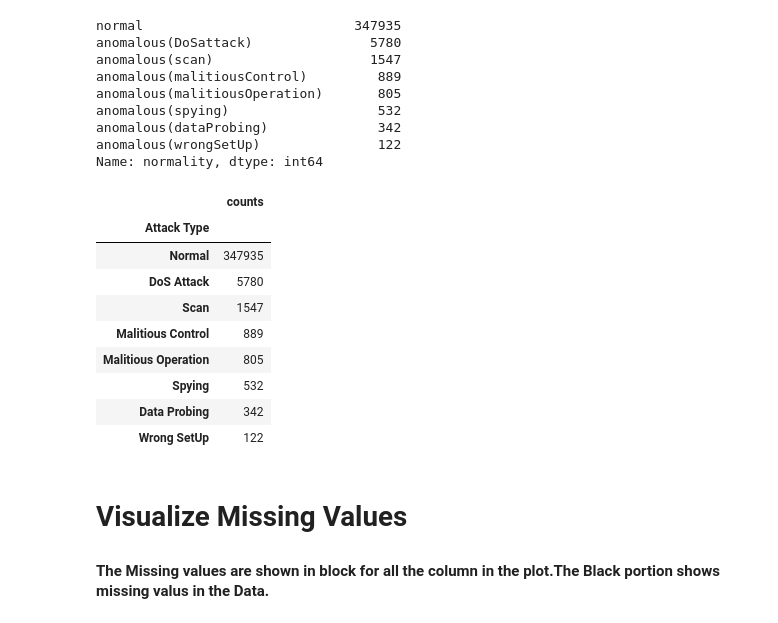
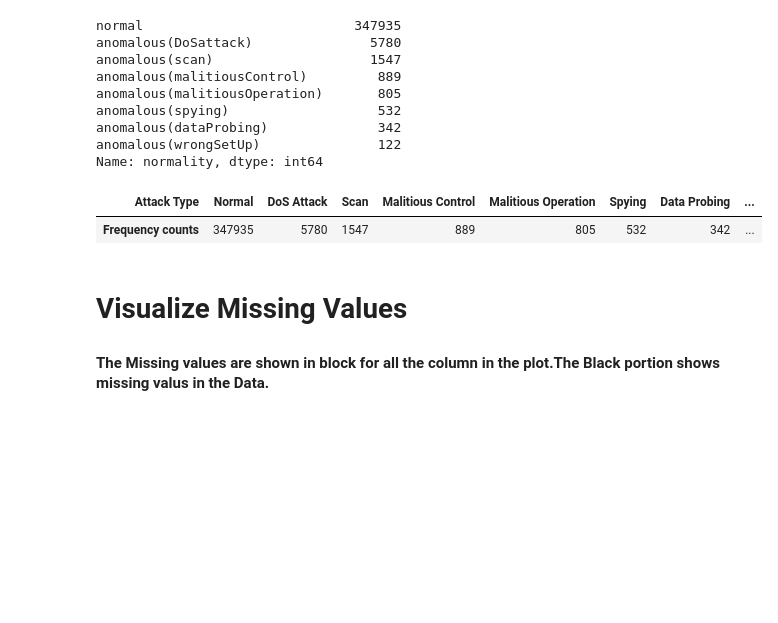
Before and after one commit to labonisarkar/IoT, a Jupyter notebook: IoTNoteBook.ipynb, the cells around one changed output. Cells and saved outputs as stored; diff of their text form; code cells hidden in the pictures; blank space fills up the shorter version.

```diff
--- a/IoTNoteBook.ipynb
+++ b/IoTNoteBook.ipynb
@@ -54,18 +54,10 @@ normality = iot['normality'].map({'normal': 'Normal', 'anomalous(DoSattack)':'Do
        'anomalous(spying)':'Spying', 'anomalous(dataProbing)':'Data Probing', 'anomalous(wrongSetUp)':'Wrong SetUp'})
 # %%
 iot['normality'] = normality
-iot['normality'].value_counts().rename_axis('Attack Type').to_frame('counts')
+iot['normality'].value_counts().rename_axis('Attack Type').to_frame('Frequency counts').T
 # %% [output]
-|  | counts |
-| Attack Type |  |
-| Normal | 347935 |
-| DoS Attack | 5780 |
-| Scan | 1547 |
-| Malitious Control | 889 |
-| Malitious Operation | 805 |
-| Spying | 532 |
-| Data Probing | 342 |
-| Wrong SetUp | 122 |
+| Attack Type | Normal | DoS Attack | Scan | Malitious Control | Malitious Operation | Spying | Data Probing | ... |
+| Frequency counts | 347935 | 5780 | 1547 | 889 | 805 | 532 | 342 | ... |
 # %% [markdown]
 # Visualize Missing Values
 #### The Missing values are shown in block for all the column in the plot.The Black portion shows missing valus in the Data.
```
Also changed, not shown: parts of 2 cells of this notebook.
